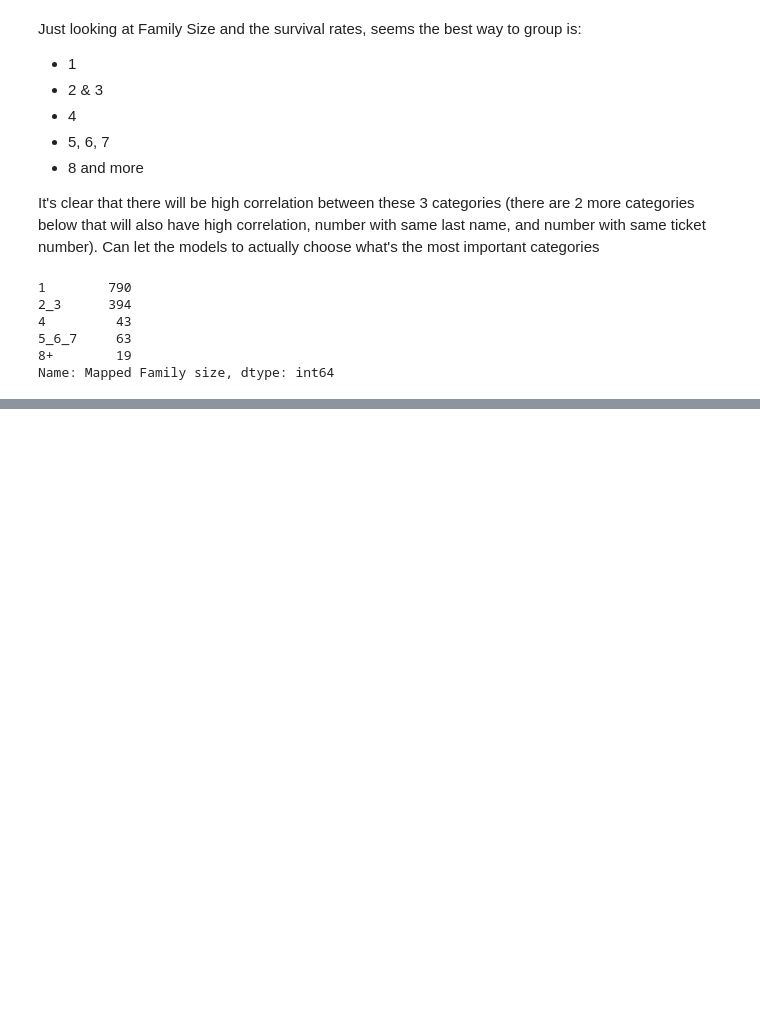
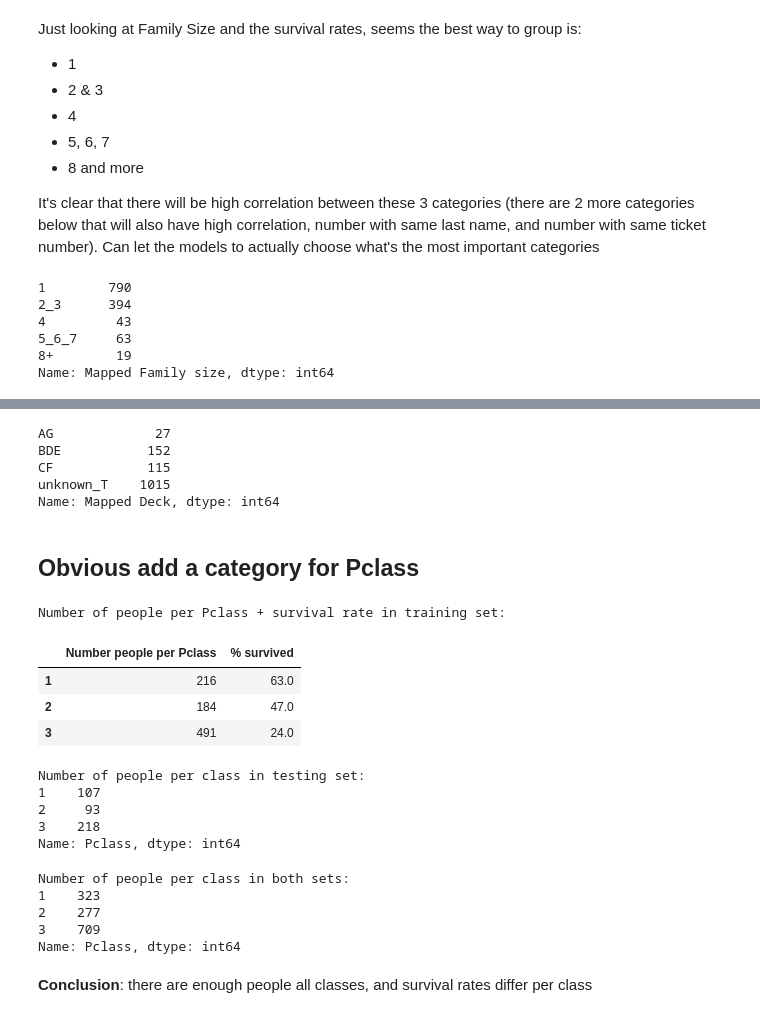
Before and after one commit to yoni2k/ml-kaggle-challenges, a Jupyter notebook: titanic/Advanced feature engineering.ipynb, the cells around one changed output, grey strips where cells are left out. Cells and saved outputs as stored; diff of their text form; code cells hidden in the pictures; blank space fills up the shorter version.

```diff
--- a/titanic/Advanced feature engineering.ipynb
+++ b/titanic/Advanced feature engineering.ipynb
@@ -348,0 +430,42 @@ Name: Mapped Family size, dtype: int64
+# %%
+both['Mapped Deck'] = both['Deck'].replace({'unknown': 'unknown_T', 'T': 'unknown_T',
+                                            'B': 'BDE', 'D': 'BDE', 'E': 'BDE',
+                                            'C': 'CF', 'F': 'CF',
+                                            'A': 'AG', 'G': 'AG'})
+both['Mapped Deck'].value_counts().sort_index()
+# %% [output]
+AG             27
+BDE           152
+CF            115
+unknown_T    1015
+Name: Mapped Deck, dtype: int64
+# %% [markdown]
+## Obvious add a category for Pclass
+# %%
+print('Number of people per Pclass + survival rate in training set:')
+pd.DataFrame({'Number people per Pclass': train['Pclass'].value_counts(),
+              '% survived': round(train.groupby(by='Pclass')['Survived'].mean()*100)})
+# %% [output]
+Number of people per Pclass + survival rate in training set:
+|  | Number people per Pclass | % survived |
+| 1 | 216 | 63.0 |
+| 2 | 184 | 47.0 |
+| 3 | 491 | 24.0 |
+# %%
+print(f"Number of people per class in testing set:\n{test['Pclass'].value_counts().sort_index()}")
+# %% [output]
+Number of people per class in testing set:
+1    107
+2     93
+3    218
+Name: Pclass, dtype: int64
+# %%
+print(f"Number of people per class in both sets:\n{both['Pclass'].value_counts().sort_index()}")
+# %% [output]
+Number of people per class in both sets:
+1    323
+2    277
+3    709
+Name: Pclass, dtype: int64
+# %% [markdown]
+**Conclusion**: there are enough people all classes, and survival rates differ per class
```
Also changed, not shown: parts of 8 cells of this notebook, 1 other file.
